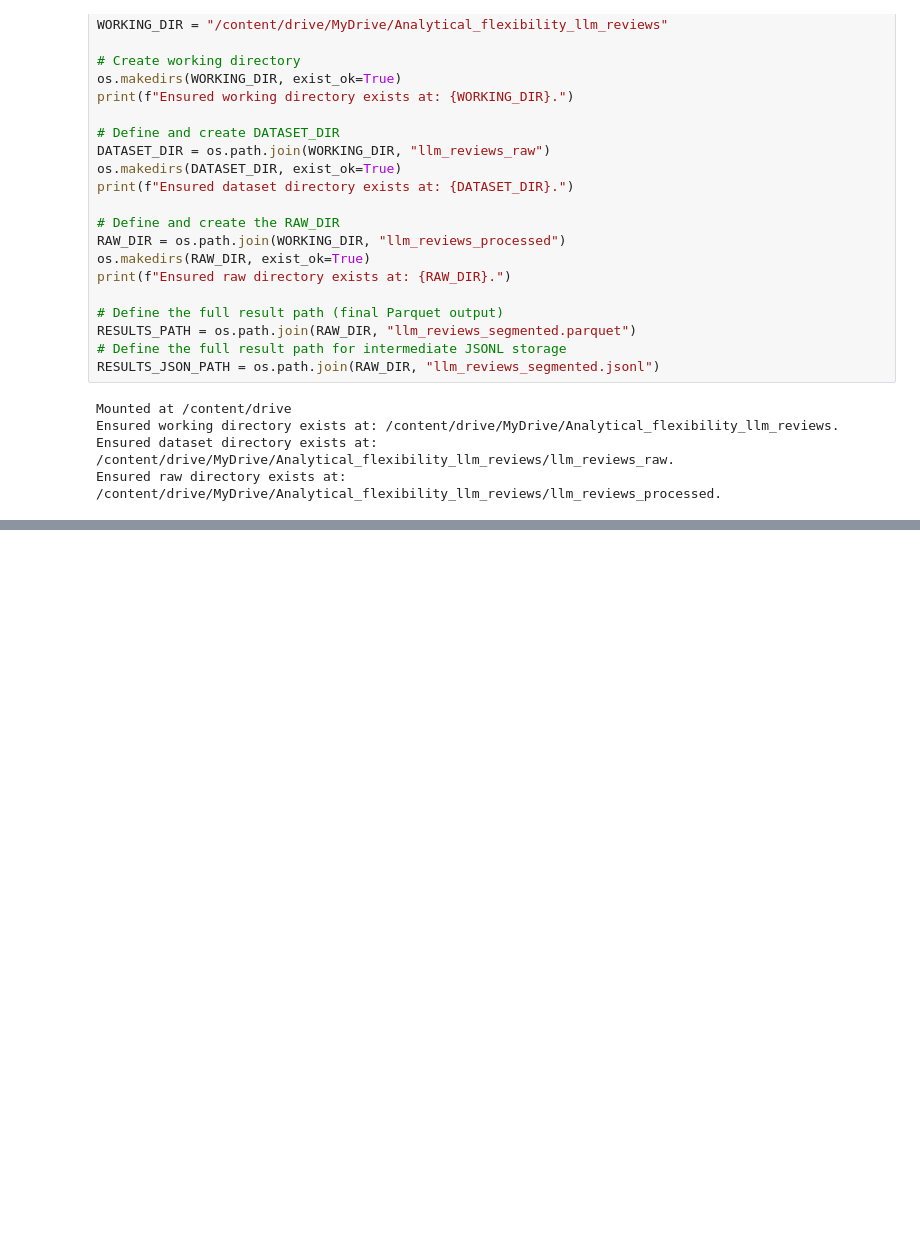
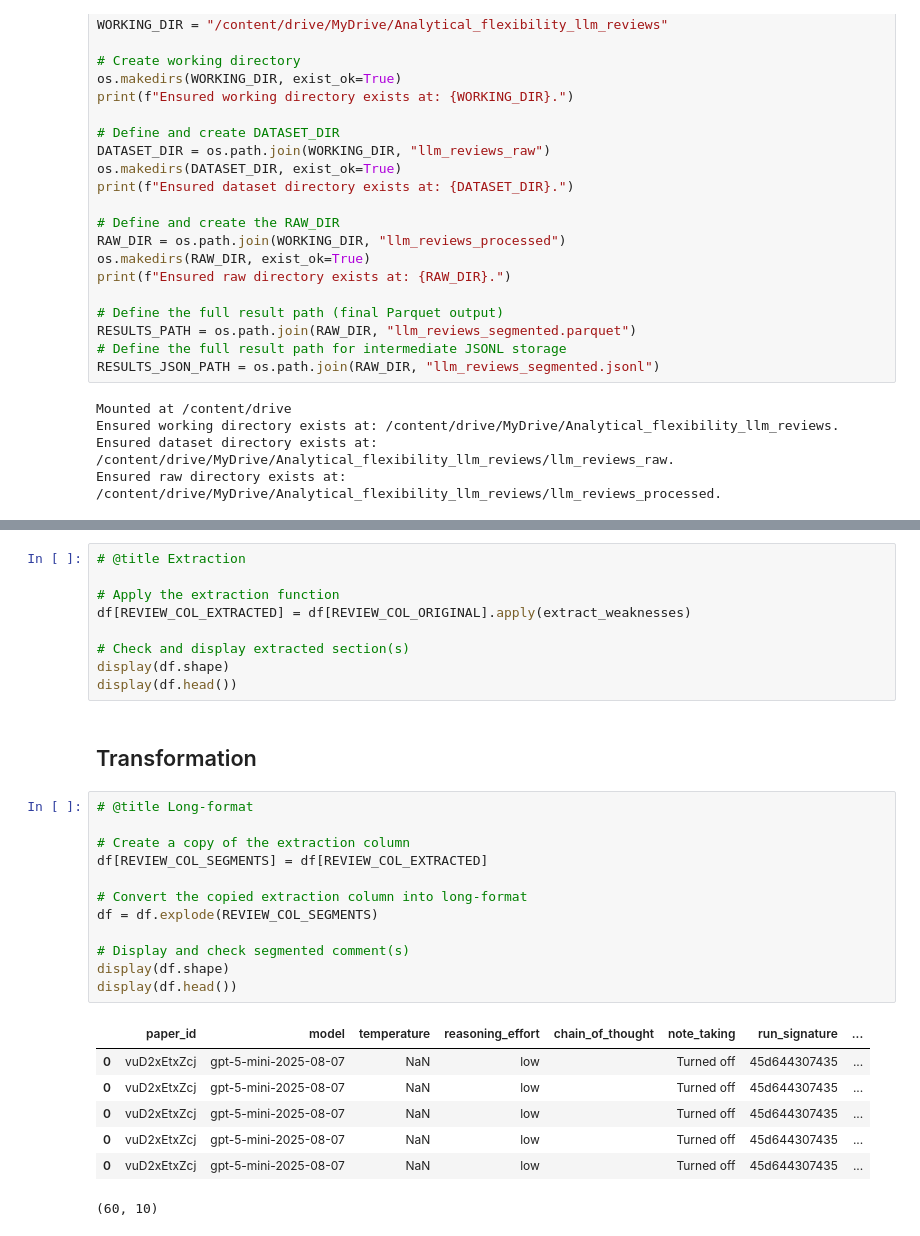
Before and after one commit to hiiamlars/analytical_flexibility_llm_reviews, a Jupyter notebook: data_generation/llm_review_post_process.ipynb, the cells around one changed output, grey strips where cells are left out. Saved outputs shown, nothing was run; the diff lists cells and outputs as text; blank space fills up the shorter version.

```diff
--- a/data_generation/llm_review_post_process.ipynb
+++ b/data_generation/llm_review_post_process.ipynb
@@ -720,0 +116,31 @@ display(segmented_df_long.shape)
+# %%
+# @title Extraction
+
+# Apply the extraction function
+df[REVIEW_COL_EXTRACTED] = df[REVIEW_COL_ORIGINAL].apply(extract_weaknesses)
+
+# Check and display extracted section(s)
+display(df.shape)
+display(df.head())
+# %% [markdown]
+## Transformation
+# %%
+# @title Long-format
+
+# Create a copy of the extraction column
+df[REVIEW_COL_SEGMENTS] = df[REVIEW_COL_EXTRACTED]
+
+# Convert the copied extraction column into long-format
+df = df.explode(REVIEW_COL_SEGMENTS)
+
+# Display and check segmented comment(s)
+display(df.shape)
+display(df.head())
+# %% [output]
+|  | paper_id | model | temperature | reasoning_effort | chain_of_thought | note_taking | run_signature | ... |
+| 0 | vuD2xEtxZcj | gpt-5-mini-2025-08-07 | NaN | low |  | Turned off | 45d644307435 | ... |
+| 0 | vuD2xEtxZcj | gpt-5-mini-2025-08-07 | NaN | low |  | Turned off | 45d644307435 | ... |
+| 0 | vuD2xEtxZcj | gpt-5-mini-2025-08-07 | NaN | low |  | Turned off | 45d644307435 | ... |
+| 0 | vuD2xEtxZcj | gpt-5-mini-2025-08-07 | NaN | low |  | Turned off | 45d644307435 | ... |
+| 0 | vuD2xEtxZcj | gpt-5-mini-2025-08-07 | NaN | low |  | Turned off | 45d644307435 | ... |
+(60, 10)
```
Also changed, not shown: parts of 23 cells of this notebook.
